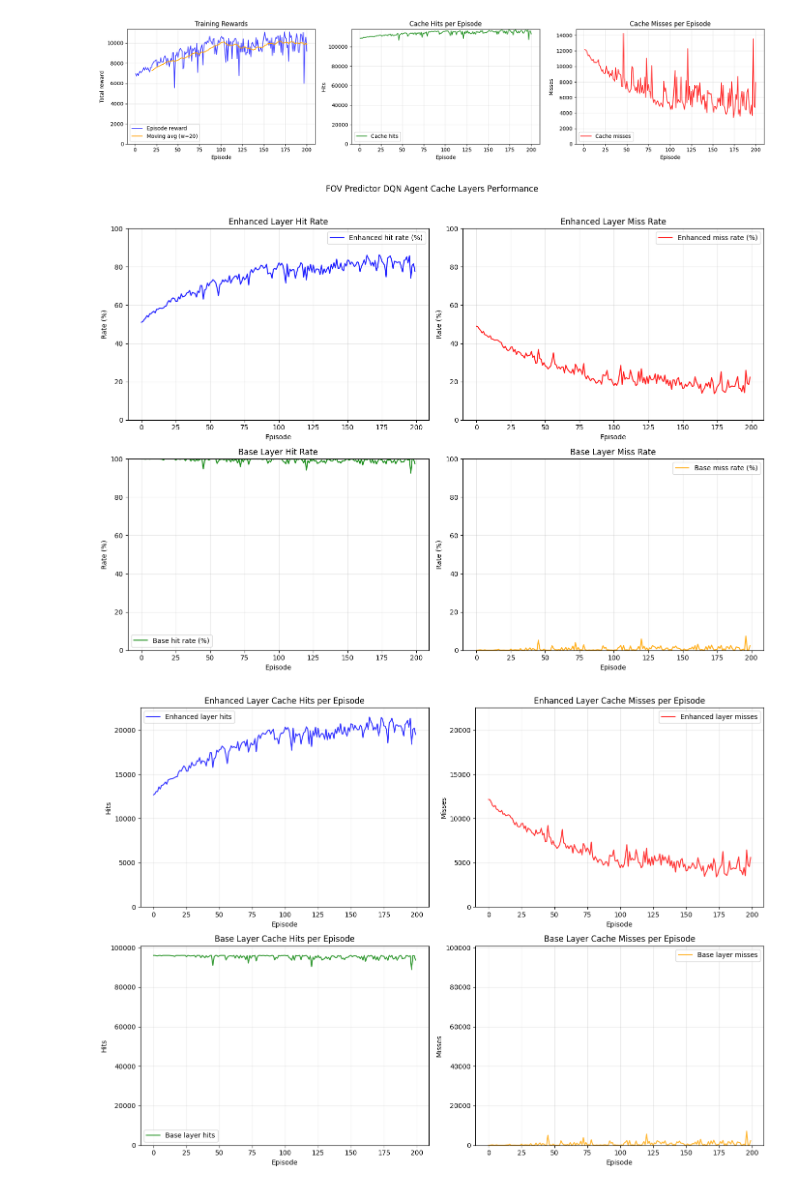
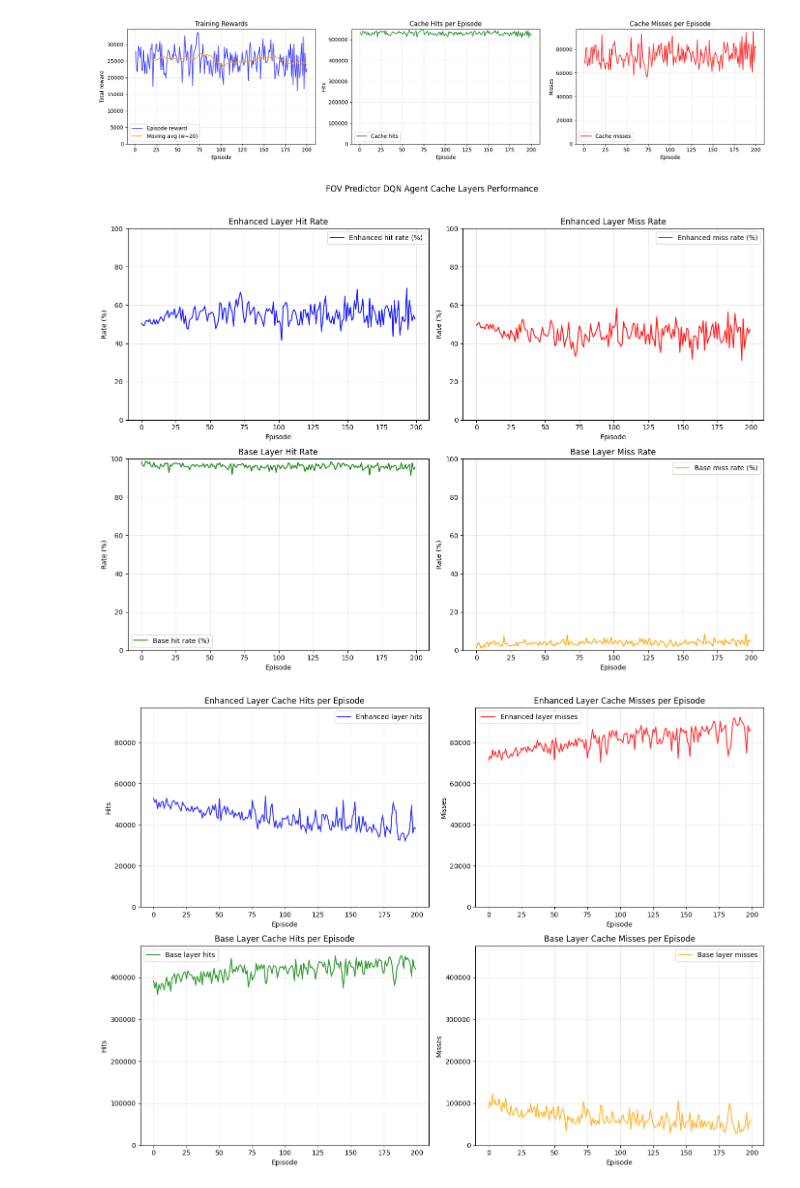
Before and after one commit to es25591/CacheVideoPredict360, a Jupyter notebook: Sources/Examples/LabDeepRLEnv_FoV_Predict.ipynb, the cells around one changed output. Cells and saved outputs as stored; diff of their text form; code cells hidden in the pictures.

Commit message:
Running scenarios with 500 users [incomplete]

```diff
--- a/Sources/Examples/LabDeepRLEnv_FoV_Predict.ipynb
+++ b/Sources/Examples/LabDeepRLEnv_FoV_Predict.ipynb
@@ -193,9 +190,9 @@ def index_to_fov_mask(center_idx, n):
 if __name__ == "__main__":
     n_episodes = 200
     n_nodes = 1
-    n_users = 100
+    n_users = 500
     step_size = 5.0
-    arrival_rate = 10.0  # users per second
+    arrival_rate = 15.0  # users per second
     alpha = 2.0
     n_videos = 1000
     n_gops = 60
@@ -249,8 +246,8 @@ if __name__ == "__main__":
     lat_model = LatencyModel(
         P=P,
         max_U=max_U,
-        R_M_D=80e6,   # 640 Mbps -> 80e6 B/s
-        R_C_M=1.25e9, # 10 Gbps -> 1.25e9 B/s
+        R_M_D=50e6,   # 400 Mbps -> 50e6 B/s
+        R_C_M=125e6, # 1 Gbps -> 125e6 B/s
         mu=2e7,
         eta=2e5,
         B_pu_matrix=np.full((P, max_U), 40e6, dtype=float),       # 320 Mbps -> 40e6 B/s
@@ -259,7 +256,7 @@ if __name__ == "__main__":
         lambda_p=[0.05],
         du_fixed_delay=0.001,    # 1 ms
         mec_fixed_delay=0.005,   # 5 ms
-        cloud_fixed_delay=0.05   # 50 ms
+        cloud_fixed_delay=0.1   # 100 ms
     )
 
     env = EnvWrapper(
@@ -313,8 +310,8 @@ if __name__ == "__main__":
         enhanced_layer_cache_misses = 0
         base_layer_cache_hits = 0
         base_layer_cache_misses = 0
-
         total_reward = 0.0
+        avg_psnr = []
 
         for step in count():
 
@@ -352,6 +349,7 @@ if __name__ == "__main__":
             enhanced_layer_cache_misses += info["enh_layer_cache_misses"]
             base_layer_cache_hits += info["base_layer_cache_hits"]
             base_layer_cache_misses += info["base_layer_cache_misses"]
+            avg_psnr.append(info.get("average_psnr", 0.0))
 
             step_reward = float(rewards) / max(1, len(active_users))
 
@@ -409,6 +407,8 @@ if __name__ == "__main__":
 
         agent.update_epsilon()
 
+        avg_psnr = [x for x in avg_psnr if x != 0.0]
+
         cache_hits = enhanced_layer_cache_hits + base_layer_cache_hits
         cache_misses = enhanced_layer_cache_misses + base_layer_cache_misses
 
@@ -421,6 +421,7 @@ if __name__ == "__main__":
             f"enh_layer_cache_misses: {enhanced_layer_cache_misses}, "
             f"base_layer_cache_hits: {base_layer_cache_hits}, "
             f"base_layer_cache_misses: {base_layer_cache_misses}, "
+            f"Average PSNR: {np.mean(avg_psnr) if avg_psnr else 0.0:.2f}, "
             f"Epsilon: {agent.epsilon:.4f}"
         )
 
@@ -431,8 +432,8 @@ if __name__ == "__main__":
         )
 
         save_training_results(
-            path_='/home/eduardo/Workspace/CacheVideoPredict360/Results',
-            # path_=r'c:\Users\es25591\Workspace\CacheVideoPredict360\Results',
+            # path_='/home/eduardo/Workspace/CacheVideoPredict360/Results',
+            path_=r'c:\Users\es25591\Workspace\CacheVideoPredict360\Results',
             filename=filename,
             ep=ep,
             total_reward=total_reward,
@@ -548,7 +558,7 @@ axes[2].legend()
 plt.tight_layout()
 plt.show()
 # %% [output]
-[figure, old version]
+[figure, new version]
 # %%
 from typing import List
 import os
@@ -663,9 +673,9 @@ def plot_cache_layers(
 
 
 if __name__ == "__main__":
-    csv_filepath = r'c:\Users\es25591\Workspace\CacheVideoPredict360\Results\fov_predictor_U100_V1000_G60_L2_N4_cap150MB_eps0.05_2.csv'
+    csv_filepath = r'c:\Users\es25591\Workspace\CacheVideoPredict360\Results\fov_predictor_U500_V1000_G60_L2_N4_cap150MB_eps0.05_2.csv'
 
-    out_path = r'c:\Users\es25591\Workspace\CacheVideoPredict360\Results\fov_predictor_U100_V1000_G60_L2_N4_cap150MB_eps0.05_2_layers.png'
+    out_path = r'c:\Users\es25591\Workspace\CacheVideoPredict360\Results\fov_predictor_U500_V1000_G60_L2_N4_cap150MB_eps0.05_2.png'
 
     title = "FOV Predictor DQN Agent Cache Layers Performance"
 
@@ -675,7 +685,7 @@ if __name__ == "__main__":
         title=title
     )
 # %% [output]
-[figure, old version]
+[figure, new version]
 # %%
 from typing import List
 import os
@@ -761,33 +771,33 @@ def plot_cache_layers(
     axes[1, 0].set_xlabel("Episode")
     axes[1, 0].set_ylabel("Hits")
     axes[1, 0].set_ylim(base_ylim)
     axes[1, 0].grid(True, alpha=0.3)
     axes[1, 0].legend()
 
     # Plot 4: Base Layer Cache Misses
     axes[1, 1].plot(episodes, base_misses, label="Base layer misses", color="orange", alpha=0.8)
     axes[1, 1].set_title("Base Layer Cache Misses per Episode")
     axes[1, 1].set_xlabel("Episode")
     axes[1, 1].set_ylabel("Misses")
     axes[1, 1].set_ylim(base_ylim)
     axes[1, 1].grid(True, alpha=0.3)
     axes[1, 1].legend()
 
     plt.tight_layout()
     plt.show()
 
 
 if __name__ == "__main__":
-    csv_filepath = r'c:\Users\es25591\Workspace\CacheVideoPredict360\Results\fov_predictor_U100_V1000_G60_L2_N4_cap150MB_eps0.05_2.csv'
+    csv_filepath = r'c:\Users\es25591\Workspace\CacheVideoPredict360\Results\fov_predictor_U500_V1000_G60_L2_N4_cap100MB_eps0.05_2.csv'
 
-    out_path = r'c:\Users\es25591\Workspace\CacheVideoPredict360\Results\fov_predictor_U100_V1000_G60_L2_N4_cap150MB_eps0.05_2_layers.png'
+    out_path = r'c:\Users\es25591\Workspace\CacheVideoPredict360\Results\fov_predictor_U500_V1000_G60_L2_N4_cap100MB_eps0.05_2_layers.png'
 
     title = "FOV Predictor DQN Agent Cache Layers Performance"
 
     plot_cache_layers(
         csv_filepath,
         out_path=None,
         title=title
     )
 # %% [output]
-[figure, old version]
+[figure, new version]
```
Also changed, not shown: parts of 4 cells of this notebook, 2 other files.
